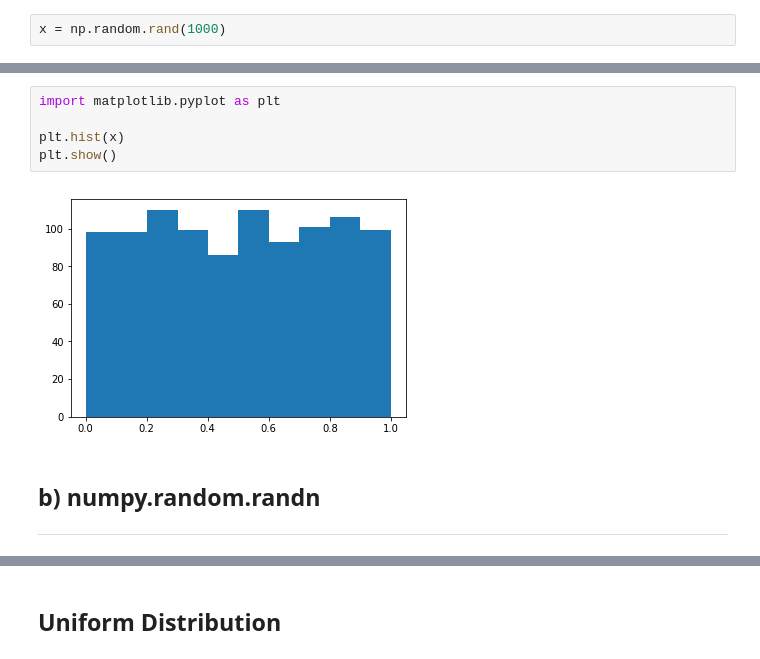
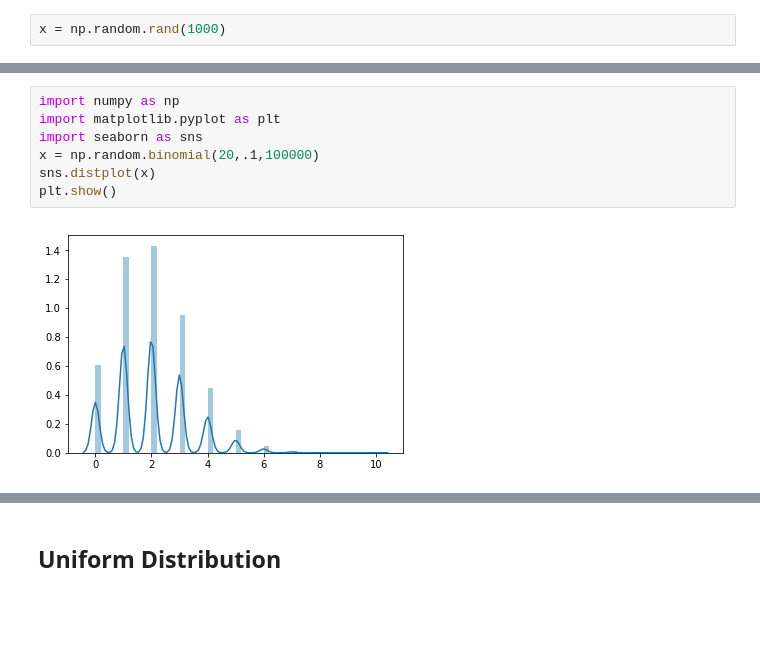
Before and after one commit to roisinanglim/numpy-random, a Jupyter notebook: numpy-random.ipynb, the cells around one changed output, grey strips where cells are left out. Saved outputs shown, nothing was run; the diff lists cells and outputs as text; blank space fills up the shorter version.

```diff
--- a/numpy-random.ipynb
+++ b/numpy-random.ipynb
@@ -72,10 +80,9 @@ x = np.random.rand(1000)
 # %%
+import numpy as np
 import matplotlib.pyplot as plt
-
-plt.hist(x)
+import seaborn as sns
+x = np.random.binomial(20,.1,100000)
+sns.distplot(x)
 plt.show()
 # %% [output]
-[figure, old version]
+[figure, new version]
-# %% [markdown]
-## b) numpy.random.randn
------------------------------------------
```
Also changed, not shown: parts of 19 cells of this notebook.
